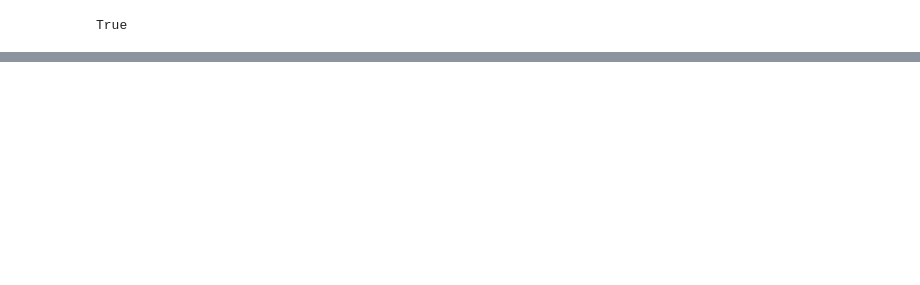
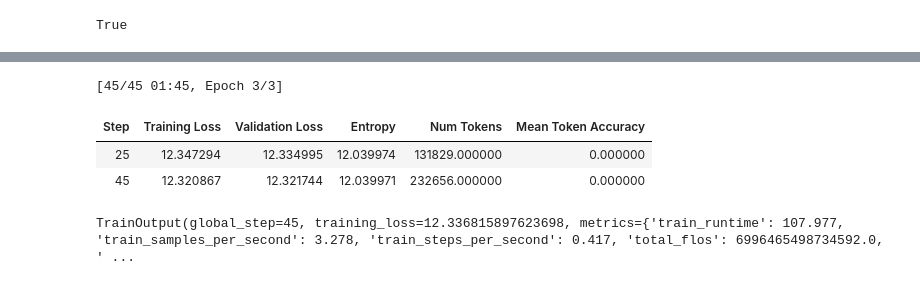
Before and after one commit to entropy-om/entheai, a Jupyter notebook: Rahul_rangarao_phi.ipynb, the cells around one changed output, grey strips where cells are left out. Saved outputs shown, nothing was run; the diff lists cells and outputs as text; code cells hidden in the pictures; blank space fills up the shorter version.

```diff
--- a/Rahul_rangarao_phi.ipynb
+++ b/Rahul_rangarao_phi.ipynb
@@ -260,0 +273,17 @@ tensor([0.0305, 0.0210, 0.0233, 0.0206, 0.0229, 0.0233, 0.0300, 0.0220, 0.0287,
+# %%
+from peft import LoraConfig, prepare_model_for_kbit_training
+
+model = prepare_model_for_kbit_training(model)
+lora_config = LoraConfig(
+    r=16, lora_alpha=32, lora_dropout=0.05,
+    target_modules=["qkv_proj", "o_proj", "gate_up_proj", "down_proj"],
+    task_type="CAUSAL_LM",
+)
+# %%
+from datasets import load_dataset
+
+data = load_dataset("json", data_files={
+    "train": "/content/drive/MyDrive/Colab Notebooks/rahul-ai/train.jsonl",
+    "validation": "/content/drive/MyDrive/Colab Notebooks/rahul-ai/valid.jsonl",
+    "test": "/content/drive/MyDrive/Colab Notebooks/rahul-ai/test.jsonl",
+})
@@ -260,0 +292,28 @@ tensor([0.0305, 0.0210, 0.0233, 0.0206, 0.0229, 0.0233, 0.0300, 0.0220, 0.0287,
+# %%
+sft_config = SFTConfig(
+    output_dir="/content/adapters",
+    per_device_train_batch_size=2,
+    gradient_accumulation_steps=4,
+    num_train_epochs=3,
+    learning_rate=1e-5,
+    eval_strategy="steps",
+    eval_steps=25,
+    logging_steps=10,
+    bf16=True,
+    packing=False,
+)
+# %%
+trainer = SFTTrainer(
+    model=model,
+    args=sft_config,
+    train_dataset=data["train"],
+    eval_dataset=data["test"],
+    peft_config=lora_config,
+)
+trainer.train()
+# %% [output]
+[45/45 01:45, Epoch 3/3]
+| Step | Training Loss | Validation Loss | Entropy | Num Tokens | Mean Token Accuracy |
+| 25 | 12.347294 | 12.334995 | 12.039974 | 131829.000000 | 0.000000 |
+| 45 | 12.320867 | 12.321744 | 12.039971 | 232656.000000 | 0.000000 |
+TrainOutput(global_step=45, training_loss=12.336815897623698, metrics={'train_runtime': 107.977, 'train_samples_per_second': 3.278, 'train_steps_per_second': 0.417, 'total_flos': 6996465498734592.0, ' ...
```
Also changed, not shown: parts of 17 cells of this notebook.
